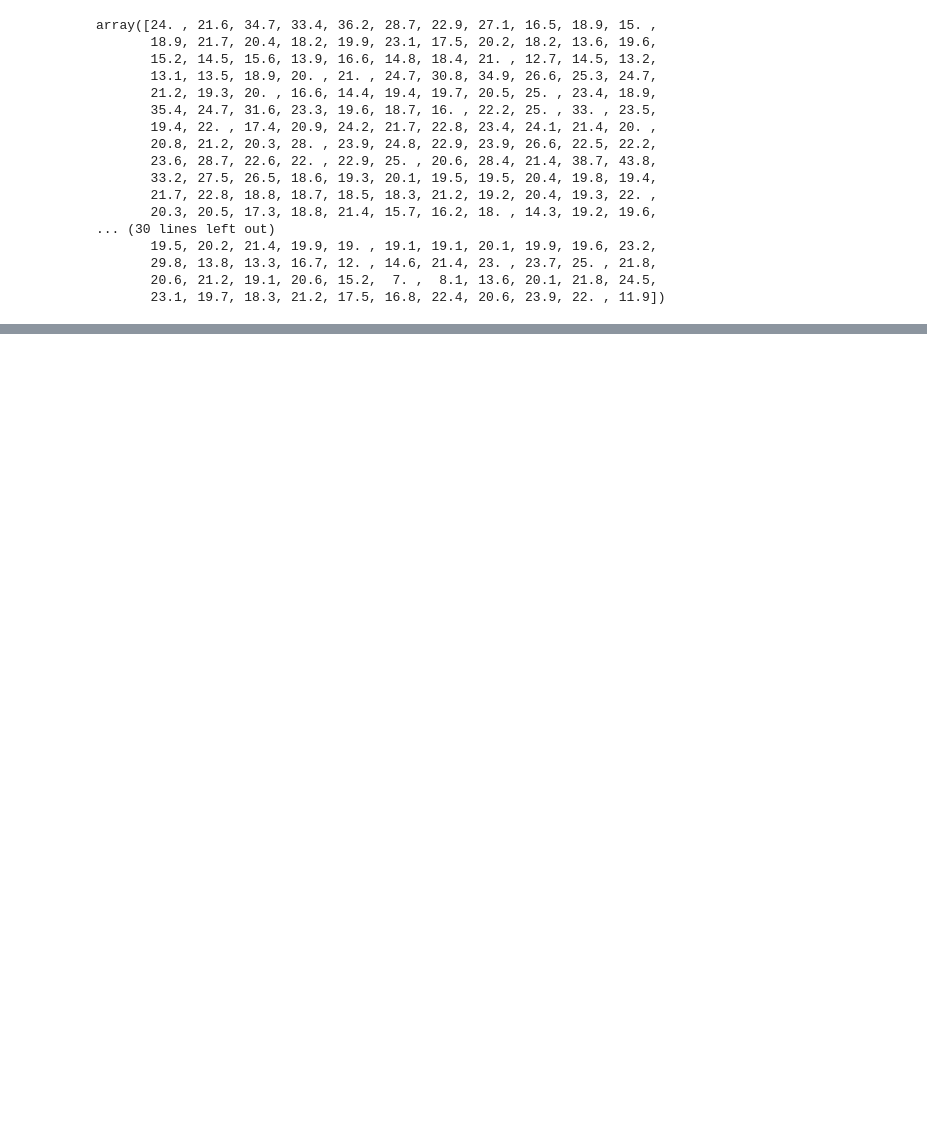
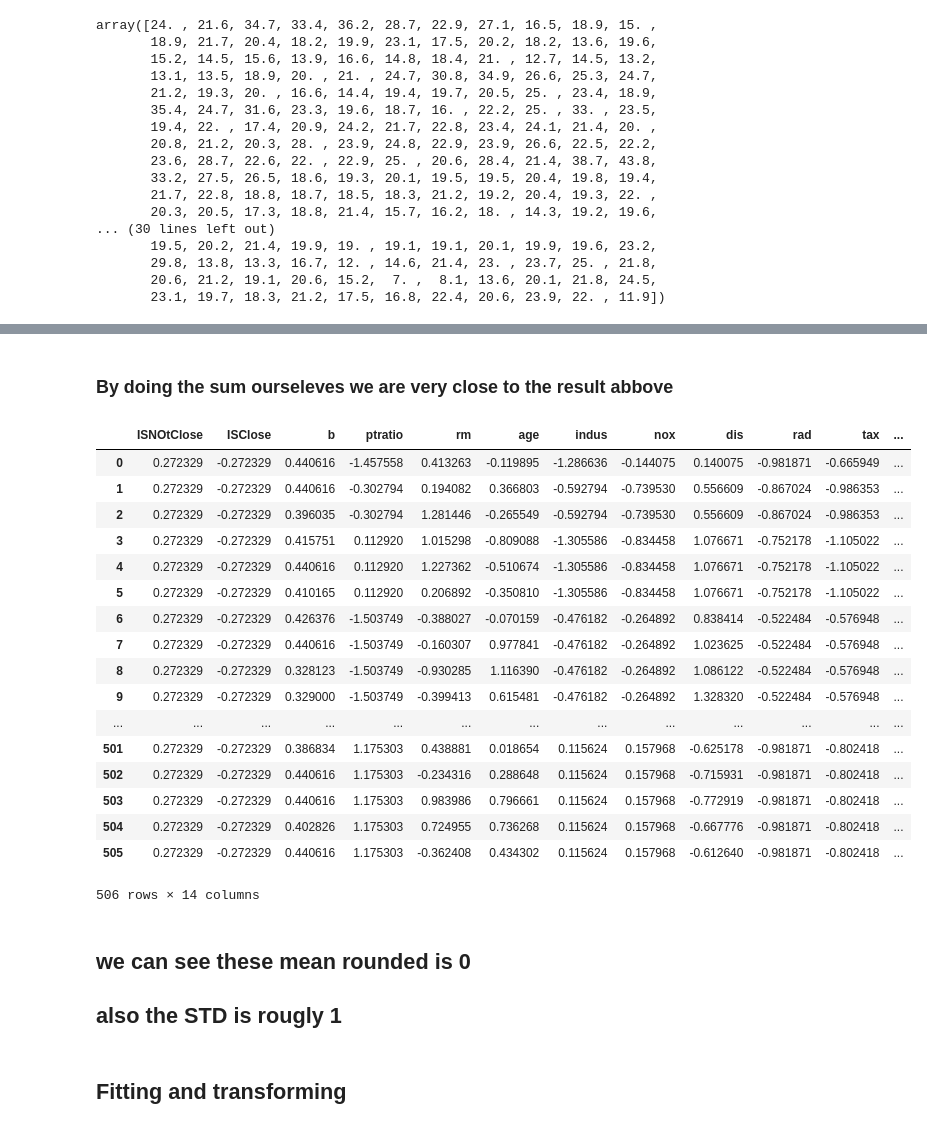
Before and after one commit to kennycolsh/Machine-Learning-Assessment-1, a Jupyter notebook: MacLearning-Ass1.ipynb, the cells around one changed output, grey strips where cells are left out. Saved outputs shown, nothing was run; the diff lists cells and outputs as text; code cells hidden in the pictures; blank space fills up the shorter version.

```diff
--- a/MacLearning-Ass1.ipynb
+++ b/MacLearning-Ass1.ipynb
@@ -999,0 +1029,28 @@ np.sqrt(np.sum((m.predict(inputs).T -outputs.as_matrix())**2))
+# %% [markdown]
+### By doing the sum ourseleves we are very close to the result abbove
+# %%
+(inputs -inputs.mean()) / inputs.std()
+# %% [output]
+|  | ISNOtClose | ISClose | b | ptratio | rm | age | indus | nox | dis | rad | tax | ... |
+| 0 | 0.272329 | -0.272329 | 0.440616 | -1.457558 | 0.413263 | -0.119895 | -1.286636 | -0.144075 | 0.140075 | -0.981871 | -0.665949 | ... |
+| 1 | 0.272329 | -0.272329 | 0.440616 | -0.302794 | 0.194082 | 0.366803 | -0.592794 | -0.739530 | 0.556609 | -0.867024 | -0.986353 | ... |
+| 2 | 0.272329 | -0.272329 | 0.396035 | -0.302794 | 1.281446 | -0.265549 | -0.592794 | -0.739530 | 0.556609 | -0.867024 | -0.986353 | ... |
+| 3 | 0.272329 | -0.272329 | 0.415751 | 0.112920 | 1.015298 | -0.809088 | -1.305586 | -0.834458 | 1.076671 | -0.752178 | -1.105022 | ... |
+| 4 | 0.272329 | -0.272329 | 0.440616 | 0.112920 | 1.227362 | -0.510674 | -1.305586 | -0.834458 | 1.076671 | -0.752178 | -1.105022 | ... |
+| 5 | 0.272329 | -0.272329 | 0.410165 | 0.112920 | 0.206892 | -0.350810 | -1.305586 | -0.834458 | 1.076671 | -0.752178 | -1.105022 | ... |
+| 6 | 0.272329 | -0.272329 | 0.426376 | -1.503749 | -0.388027 | -0.070159 | -0.476182 | -0.264892 | 0.838414 | -0.522484 | -0.576948 | ... |
+| 7 | 0.272329 | -0.272329 | 0.440616 | -1.503749 | -0.160307 | 0.977841 | -0.476182 | -0.264892 | 1.023625 | -0.522484 | -0.576948 | ... |
+| 8 | 0.272329 | -0.272329 | 0.328123 | -1.503749 | -0.930285 | 1.116390 | -0.476182 | -0.264892 | 1.086122 | -0.522484 | -0.576948 | ... |
+| 9 | 0.272329 | -0.272329 | 0.329000 | -1.503749 | -0.399413 | 0.615481 | -0.476182 | -0.264892 | 1.328320 | -0.522484 | -0.576948 | ... |
+| ... | ... | ... | ... | ... | ... | ... | ... | ... | ... | ... | ... | ... |
+| 501 | 0.272329 | -0.272329 | 0.386834 | 1.175303 | 0.438881 | 0.018654 | 0.115624 | 0.157968 | -0.625178 | -0.981871 | -0.802418 | ... |
+| 502 | 0.272329 | -0.272329 | 0.440616 | 1.175303 | -0.234316 | 0.288648 | 0.115624 | 0.157968 | -0.715931 | -0.981871 | -0.802418 | ... |
+| 503 | 0.272329 | -0.272329 | 0.440616 | 1.175303 | 0.983986 | 0.796661 | 0.115624 | 0.157968 | -0.772919 | -0.981871 | -0.802418 | ... |
+| 504 | 0.272329 | -0.272329 | 0.402826 | 1.175303 | 0.724955 | 0.736268 | 0.115624 | 0.157968 | -0.667776 | -0.981871 | -0.802418 | ... |
+| 505 | 0.272329 | -0.272329 | 0.440616 | 1.175303 | -0.362408 | 0.434302 | 0.115624 | 0.157968 | -0.612640 | -0.981871 | -0.802418 | ... |
+506 rows × 14 columns
+# %% [markdown]
+## we can see these mean rounded is 0
+## also the STD is rougly 1
+# %% [markdown]
+## Fitting and transforming
```
Also changed, not shown: parts of 24 cells of this notebook.
